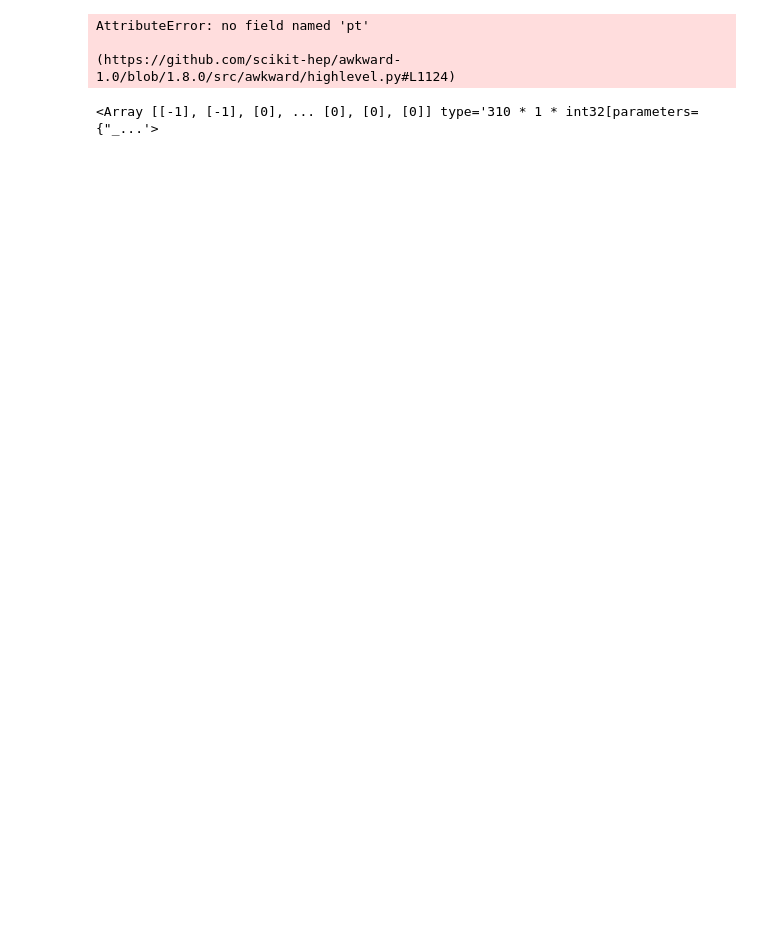
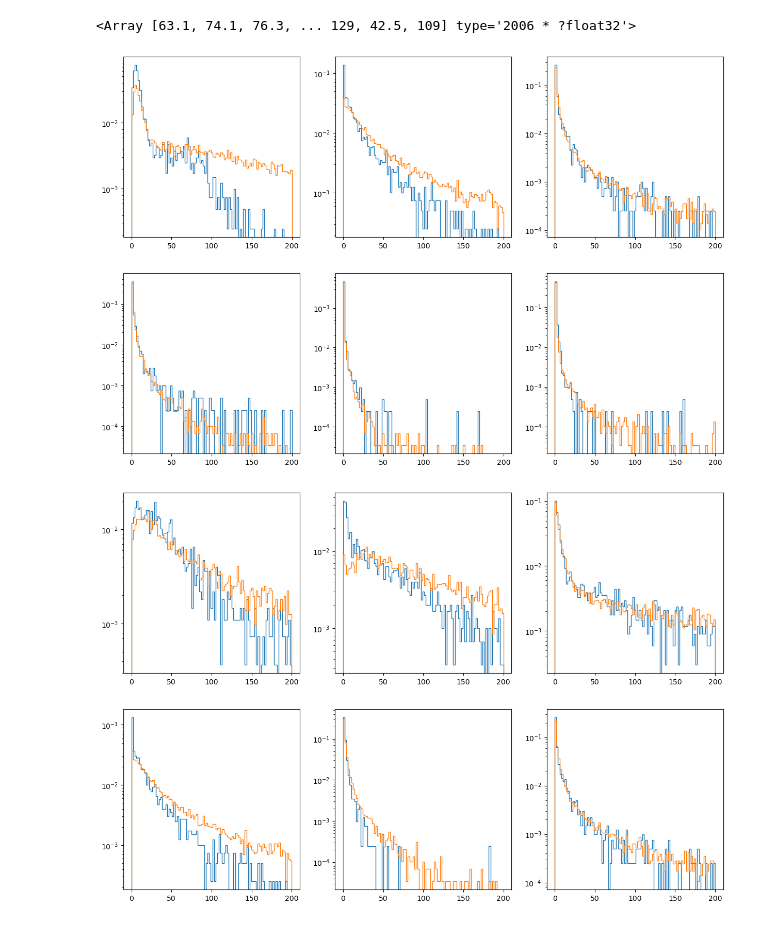
Before and after one commit to liviakong/iDMe, a Jupyter notebook: python_analysis/testNotebooks/random.ipynb, the cells around one changed output. Saved outputs shown, nothing was run; the diff lists cells and outputs as text; code cells hidden in the pictures; blank space fills up the shorter version.

```diff
--- a/python_analysis/testNotebooks/random.ipynb
+++ b/python_analysis/testNotebooks/random.ipynb
@@ -28,10 +18,23 @@ pmatch_lpt = t.GenPosMatch.typ == 2
-# %%
-ediff = np.abs(t.GenEle.pt - t.GenEleMatch.pt)
-# %% [output]
-AttributeError: no field named 'pt'
-
-(https://github.com/scikit-hep/awkward-1.0/blob/1.8.0/src/awkward/highlevel.py#L1124)
-# %%
-t.GenEleMatch.ind[:,np.newaxis]
-# %% [output]
-<Array [[-1], [-1], [0], ... [0], [0], [0]] type='310 * 1 * int32[parameters={"_...'>
+# %%
+events = loadSchema("root://cmseos.fnal.gov//store/group/lpcmetx/iDMe//Samples/Ntuples/signal/2018/Mchi-10p5_dMchi-1p0/ctau-10/ntuples_Mchi-10p5_dMchi-1p0_ctau-10_02.root")
+routines.selectGoodElesAndVertices(events)
+events.__setitem__("nGoodVtx",ak.count(events.good_vtx.vxy,axis=1))
+events = events[events.nGoodVtx > 0]
+# pre-computing quantities for cuts
+events.__setitem__("JetMETdPhi",deltaPhi(events.PFJet.corrPhi,events.PFMET.phi))
+routines.selectBestVertex(events)
+v = events.sel_vtx
+et = events.PFMET
+events.__setitem__("VtxMETdPhi",np.abs(deltaPhi(events.sel_vtx.phi,events.PFMET.phi)))
+q1 = v.pt
+q2 = v.m
+q3 = v.pt/v.m
+q4 = v.m/v.pt
+q5 = 1.0/v.pt
+q6 = 1.0/v.m
+qs_sig = [q1,q2,q3,q4,q5,q6]
+v_sig = v
+# %%
+events.sel_vtx.e1.PFIso8
+# %% [output]
+<Array [63.1, 74.1, 76.3, ... 129, 42.5, 109] type='2006 * ?float32'>
@@ -37,0 +59,20 @@ t.GenEleMatch.ind[:,np.newaxis]
+# %%
+plt.figure(figsize=(15,10))
+for i,q in enumerate(qs_sig):
+    plt.subplot(2,3,i+1)
+    bins = np.linspace(0,200,100)
+    qb = qs_bkg[i]
+    h1 = plt.hist(v.PFRelIso3*q,histtype='step',bins=bins,density=True)
+    h2 = plt.hist(vb.PFRelIso3*qb,histtype='step',bins=bins,density=True)
+    plt.yscale('log')
+plt.figure(figsize=(15,10))
+for i,q in enumerate(qs_sig):
+    plt.subplot(2,3,i+1)
+    bins = np.linspace(0,200,100)
+    qb = qs_bkg[i]
+    h1 = plt.hist(v.PFIso3*q,histtype='step',bins=bins,density=True)
+    h2 = plt.hist(vb.PFIso3*qb,histtype='step',bins=bins,density=True)
+    plt.yscale('log')
+# %% [output]
+[figure, added]
+[figure, added]
```
Also changed, not shown: parts of 6 cells of this notebook, 48 other files.
